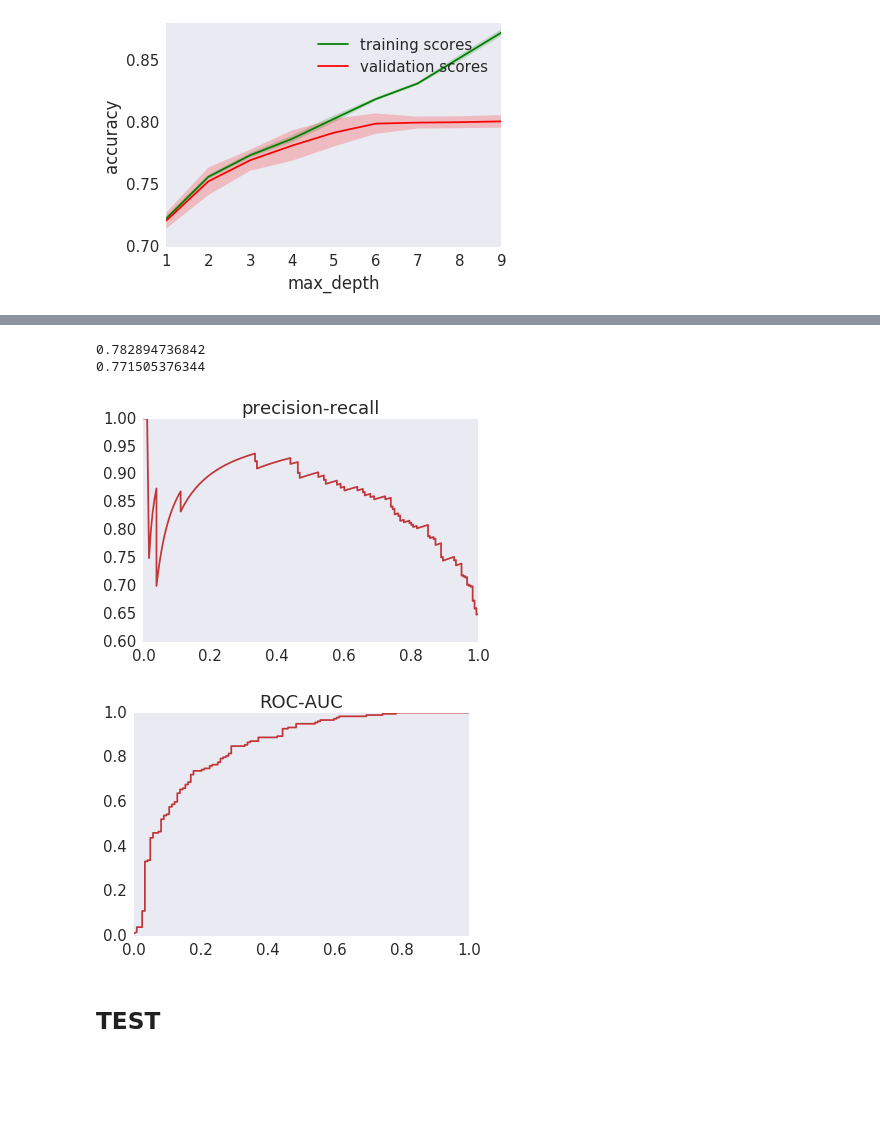
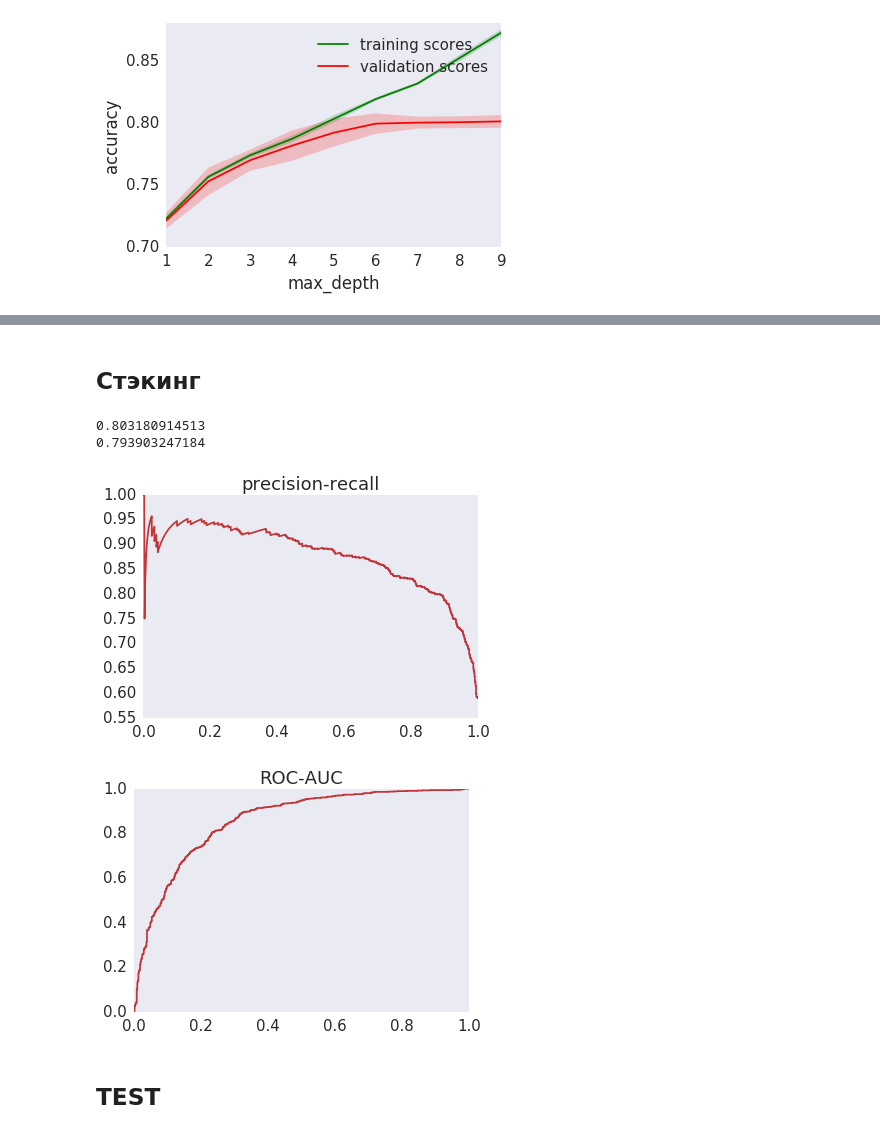
Before and after one commit to Danil328/study, a Jupyter notebook: ML/ML2.ipynb, the cells around one changed output, grey strips where cells are left out. Drawn from its saved outputs; the diff is of its cells as text; code cells hidden in the pictures; blank space fills up the shorter version.

```diff
--- a/ML/ML2.ipynb
+++ b/ML/ML2.ipynb
@@ -716,12 +718,2 @@ all_predict_test['knn']=knn_grid.predict_proba(test_models_X)[:,1]
-# %%
-rnd_forest1=RandomForestClassifier(n_jobs=-1,n_estimators=125,max_depth=10,random_state=17)
-rnd_forest1.fit(all_predict_train,train_models_y)
-pred_forest=rnd_forest1.predict(all_predict_test)
-print accuracy_score(test_models_y,pred_forest)
-print roc_auc_score(test_models_y, pred_forest)
-getROC_AUC(rnd_forest1,all_predict_test,test_models_y)
-# %% [output]
-0.782894736842
-0.771505376344
-[figure, removed]
-[figure, removed]
+# %% [markdown]
+## Стэкинг
@@ -728,3 +725,44 @@ getROC_AUC(rnd_forest1,all_predict_test,test_models_y)
+# %%
+# Initializing Classifiers
+clf1 = Pipeline([('scaler', StandardScaler()), ('knn', KNeighborsClassifier(n_jobs=-1,weights='distance',n_neighbors=14))])
+clf2 = RandomForestClassifier(n_jobs=-1,n_estimators=90,max_depth=10,max_features=3,min_samples_leaf=1,random_state=17)
+clf3 = GradientBoostingClassifier(random_state=17,n_estimators=40,max_depth=6,learning_rate=0.06,max_features=3,min_samples_leaf=2)
+clf4 = Pipeline([('scaler', StandardScaler()), ('lr', LogisticRegression(n_jobs=-1,penalty='l2',C=10,random_state=17))])
+clf5 = RandomForestClassifier(n_jobs=-1,n_estimators=100,max_depth=10,random_state=17)
+
+# Creating Ensemble
+ensemble = Ensemble([clf1, clf2, clf3, clf4, clf5])
+eclf = EnsembleClassifier(ensemble=ensemble, combiner=Combiner('mean'))
+
+# Creating Stacking
+layer_1 = Ensemble([clf1, clf2, clf3, clf4])
+layer_2 = Ensemble([clone(clf5)])
+
+stack = EnsembleStack(cv=3)
+
+stack.add_layer(layer_1)
+stack.add_layer(layer_2)
+
+sclf = EnsembleStackClassifier(stack)
+
+
+# Loading some example data
+X = X_train
+y = train_y
+
+d = {yi : i for i, yi in enumerate(set(y))}
+y = np.array([d[yi] for yi in y])
+
+sclf.fit(X,y)
+print accuracy_score(test_y,sclf.predict(X_test))
+eclf.fit(X,y)
+print accuracy_score(test_y,eclf.predict(X_test))
+getROC_AUC(sclf,X_test,test_y)
+# %% [output]
+0.803180914513
+0.793903247184
+[figure, added]
+[figure, added]
 # %% [markdown]
 ## TEST
 # %%
```
Also changed, not shown: parts of 21 cells of this notebook.
